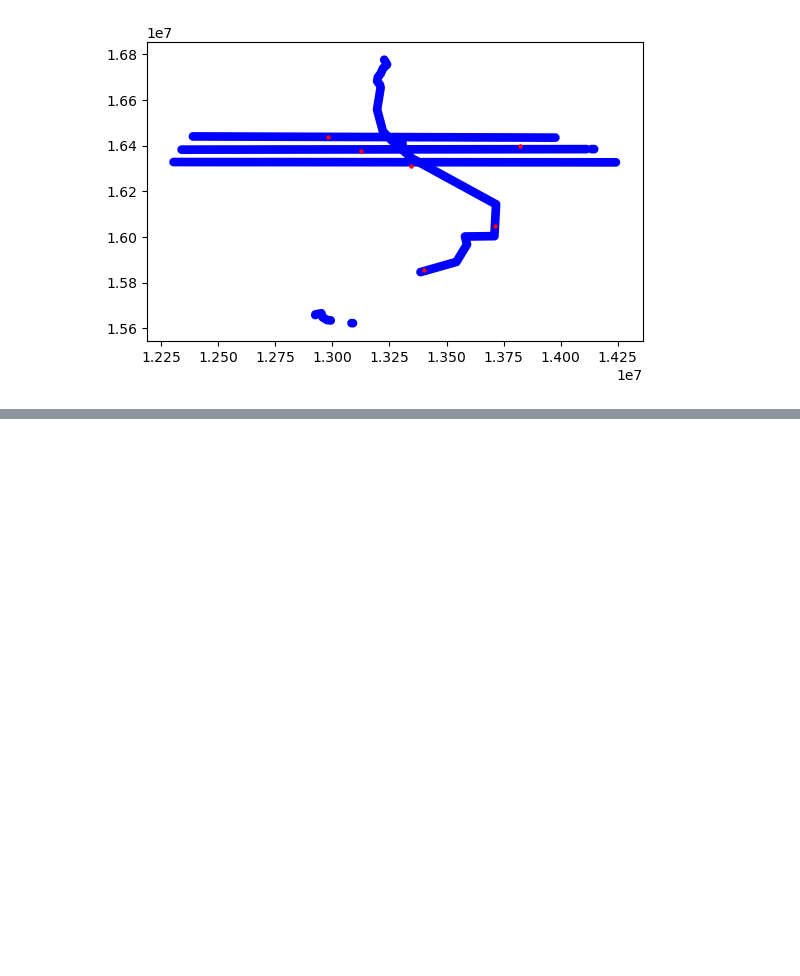
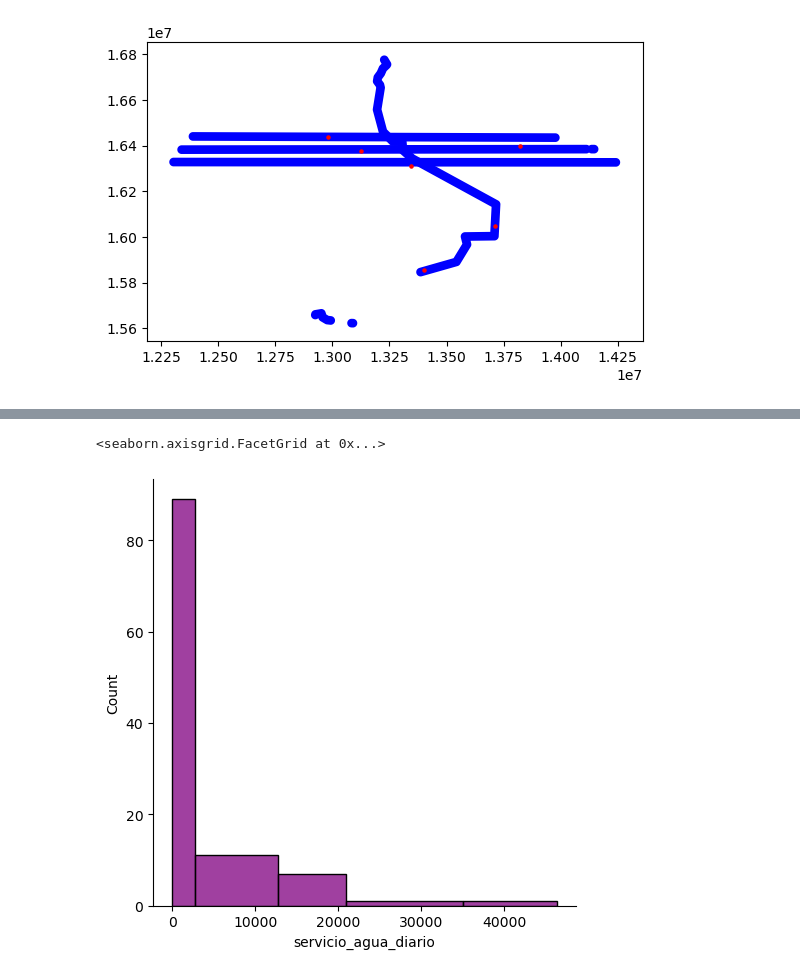
Before and after one commit to ZurinaGarcia/FINAL, a Jupyter notebook: nuevo.ipynb, the cells around one changed output, grey strips where cells are left out. Cells and saved outputs as stored; diff of their text form; code cells hidden in the pictures; blank space fills up the shorter version.

```diff
--- a/nuevo.ipynb
+++ b/nuevo.ipynb
@@ -600,0 +630,26 @@ arequipa
+# %%
+#toda las maneras de hacer intervalos
+import mapclassify
+import numpy as np
+
+np.random.seed(12345) # so we all get the same results!
+
+#Trabajaremos con 6 intervalos
+K=6
+#clasificación con intervalos iguales
+ei6 = mapclassify.EqualInterval(arequipa['servicio_agua_diario'], k=K)
+#mismo ancho de intervalo basado en la desviación estándar
+msd = mapclassify.StdMean(arequipa['servicio_agua_diario'])
+#clasificación de intervalos por cuantiles
+q6=mapclassify.Quantiles(arequipa['servicio_agua_diario'],k=K)
+
+#usamos el método MaxiumBreaks, con la varianza mínima
+mb6 = mapclassify.MaximumBreaks(arequipa['servicio_agua_diario'], k=K)
+#la cantidad de intervalos se forman por el algoritmo, usa también los datos extremos
+ht = mapclassify.HeadTailBreaks(arequipa['servicio_agua_diario'])
+# based on similarity, optimizer
+fj6 = mapclassify.FisherJenks(arequipa['servicio_agua_diario'], k=K)
+# based on similarity, optimizer
+jc6 = mapclassify.JenksCaspall(arequipa['servicio_agua_diario'], k=K)
+# based on similarity, optimizer
+mp6 = mapclassify.MaxP(arequipa['servicio_agua_diario'], k=K)
@@ -600,0 +669,10 @@ arequipa
+# %%
+ht.bins
+HT_bins=list(ht.bins)
+HT_bins.insert(0,arequipa.servicio_agua_diario.min())
+# %%
+#histograma
+sea.displot(arequipa.servicio_agua_diario, bins=HT_bins,color='purple')
+# %% [output]
+<seaborn.axisgrid.FacetGrid at 0x...>
+[figure, added]
```
Also changed, not shown: parts of 54 cells of this notebook.
